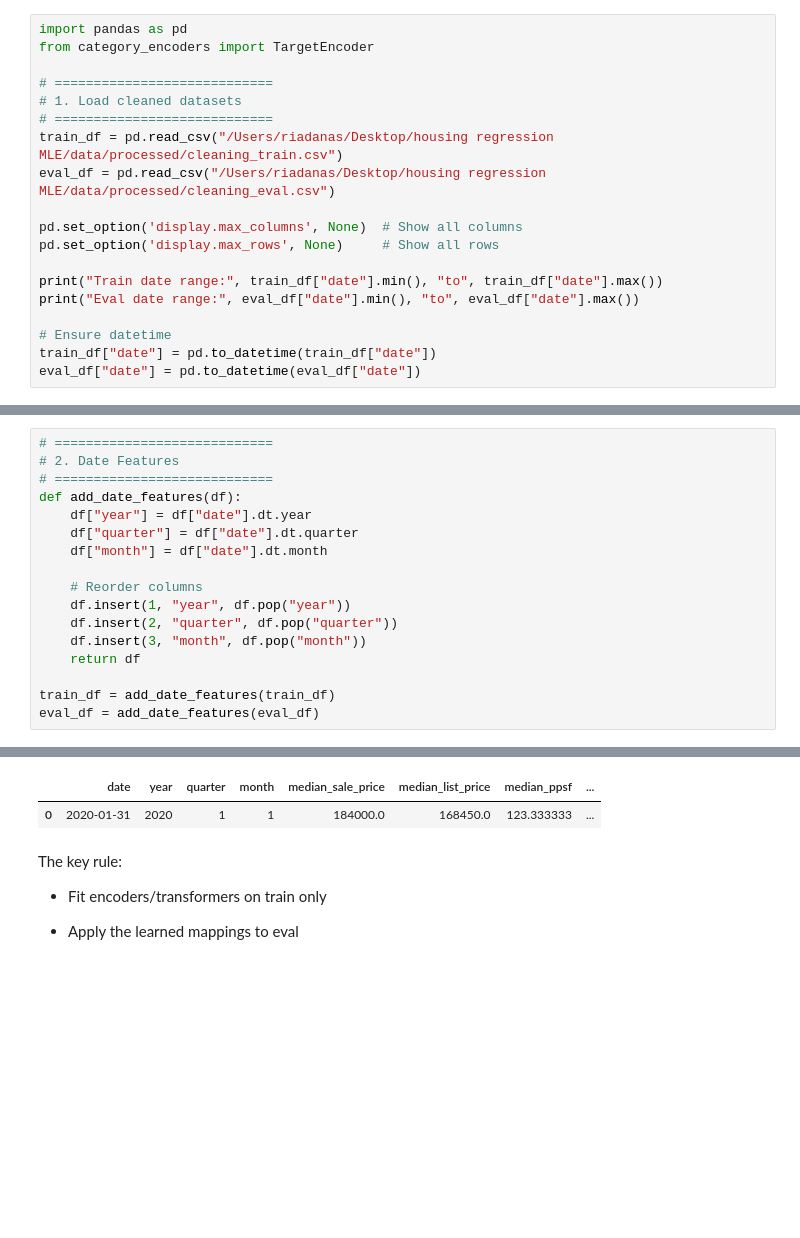
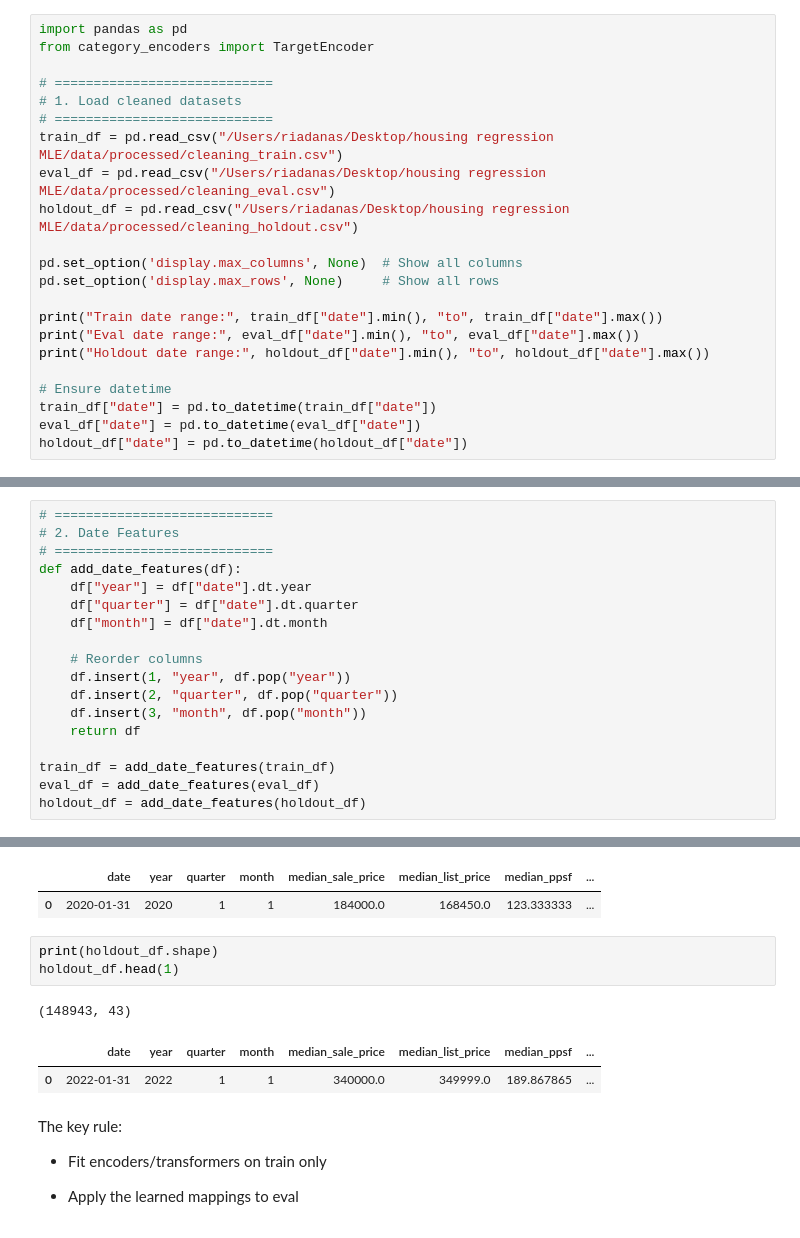
Before and after one commit to sebopapazo/Regression_ML_EndtoEnd, a Jupyter notebook: notebooks/02_feature_eng_encoding.ipynb, the cells around one changed output, grey strips where cells are left out. Saved outputs shown, nothing was run; the diff lists cells and outputs as text; blank space fills up the shorter version.

Commit message:
added holdout dataset engineered AND created streamlit UI but still in progress

```diff
--- a/notebooks/02_feature_eng_encoding.ipynb
+++ b/notebooks/02_feature_eng_encoding.ipynb
@@ -7,16 +7,19 @@ from category_encoders import TargetEncoder
 # ============================
 train_df = pd.read_csv("/Users/riadanas/Desktop/housing regression MLE/data/processed/cleaning_train.csv")
 eval_df = pd.read_csv("/Users/riadanas/Desktop/housing regression MLE/data/processed/cleaning_eval.csv")
+holdout_df = pd.read_csv("/Users/riadanas/Desktop/housing regression MLE/data/processed/cleaning_holdout.csv")
 
 pd.set_option('display.max_columns', None)  # Show all columns
 pd.set_option('display.max_rows', None)     # Show all rows
 
 print("Train date range:", train_df["date"].min(), "to", train_df["date"].max())
 print("Eval date range:", eval_df["date"].min(), "to", eval_df["date"].max())
+print("Holdout date range:", holdout_df["date"].min(), "to", holdout_df["date"].max())
 
 # Ensure datetime
 train_df["date"] = pd.to_datetime(train_df["date"])
 eval_df["date"] = pd.to_datetime(eval_df["date"])
+holdout_df["date"] = pd.to_datetime(holdout_df["date"])
 # %% [output]
 Train date range: 2012-03-31 to 2019-12-31
 Eval date range: 2020-01-31 to 2021-12-31
@@ -37,6 +41,7 @@ def add_date_features(df):
 
 train_df = add_date_features(train_df)
 eval_df = add_date_features(eval_df)
+holdout_df = add_date_features(holdout_df)
 # %%
 print(train_df.shape)
 train_df.head(1)
@@ -51,6 +56,13 @@ eval_df.head(1)
 (148448, 43)
 |  | date | year | quarter | month | median_sale_price | median_list_price | median_ppsf | ... |
 | 0 | 2020-01-31 | 2020 | 1 | 1 | 184000.0 | 168450.0 | 123.333333 | ... |
+# %%
+print(holdout_df.shape)
+holdout_df.head(1)
+# %% [output]
+(148943, 43)
+|  | date | year | quarter | month | median_sale_price | median_list_price | median_ppsf | ... |
+| 0 | 2022-01-31 | 2022 | 1 | 1 | 340000.0 | 349999.0 | 189.867865 | ... |
 # %% [markdown]
 The key rule:
 
```
Also changed, not shown: parts of 5 cells of this notebook, 2 other files.
